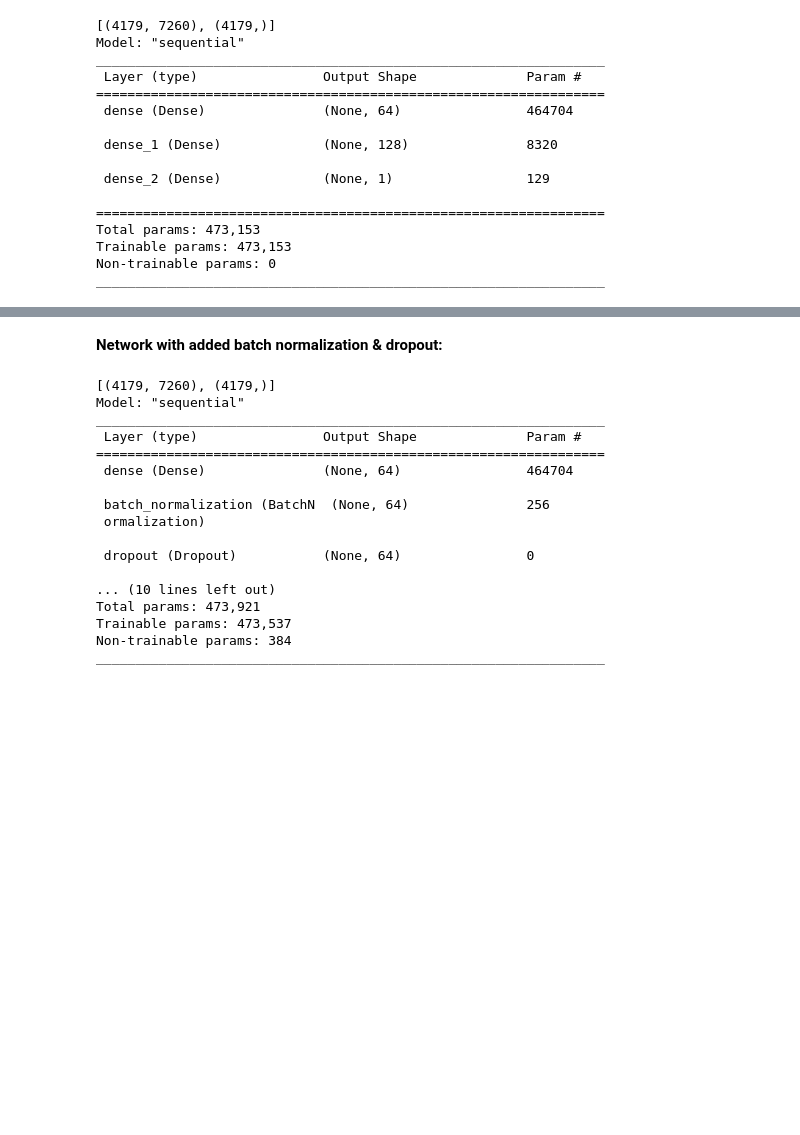
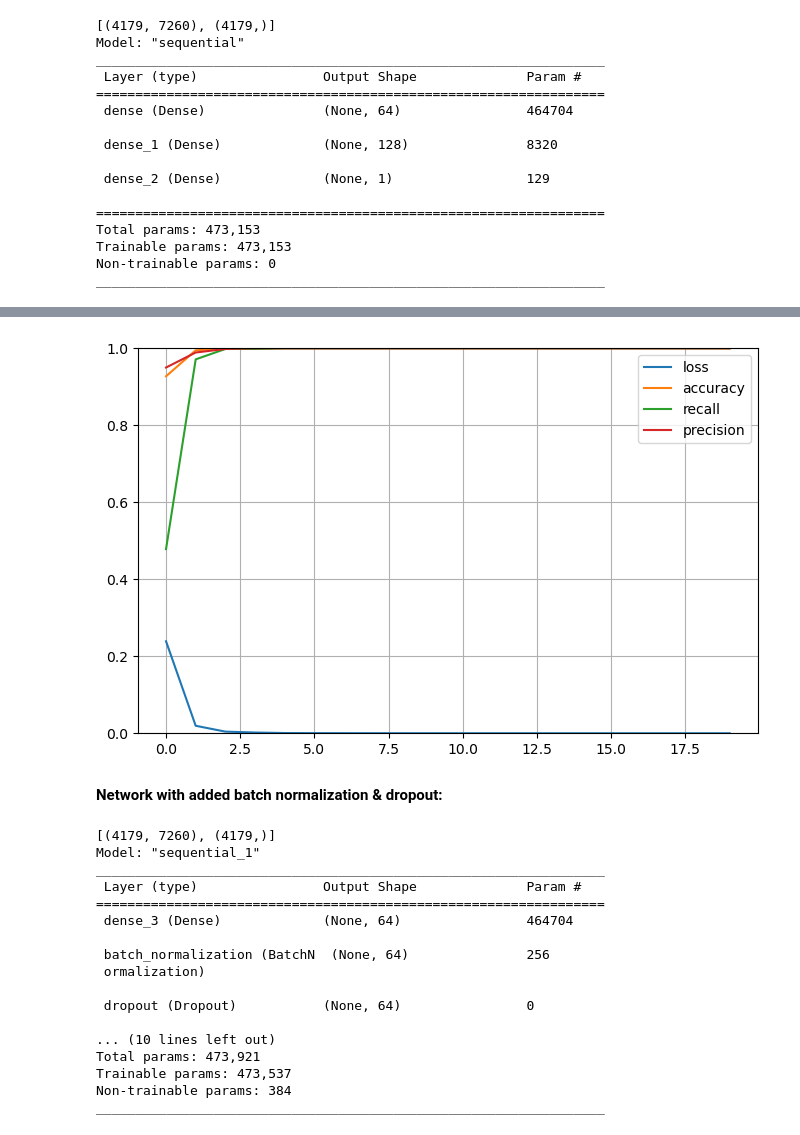
Before and after one commit to marek-ciazynski/podstawy_sztucznej_inteligencji, a Jupyter notebook: proj/PSI-projekt.ipynb, the cells around one changed output, grey strips where cells are left out. Drawn from its saved outputs; the diff is of its cells as text; code cells hidden in the pictures; blank space fills up the shorter version.

```diff
--- a/proj/PSI-projekt.ipynb
+++ b/proj/PSI-projekt.ipynb
@@ -373,24 +426,28 @@ def train_keras_model(model, name = 'Neural network'):
 keras.backend.clear_session()
 print([X_train_vectorized.shape, y_train.shape])
 
-n_features = X_train_vectorized.shape[1]
+def create_nn_model_simple(X_train_vectorized):
+    n_features = X_train_vectorized.shape[1]
 
-model = Sequential()
-model.add(Dense(64, activation="relu", input_shape=(n_features,)))
-model.add(Dense(128, activation="relu"))
-model.add(Dense(1, activation="sigmoid"))
+    nn_model_simple = Sequential()
+    nn_model_simple.add(Dense(64, activation="relu", input_shape=(n_features,)))
+    nn_model_simple.add(Dense(128, activation="relu"))
+    nn_model_simple.add(Dense(1, activation="sigmoid"))
 
-model.compile(
-    loss="binary_crossentropy",
-    optimizer="adam",
-    metrics=[
-        'accuracy',
-        keras.metrics.Recall(),
-        keras.metrics.Precision(),
-    ],
-)
+    nn_model_simple.compile(
+        loss="binary_crossentropy",
+        optimizer="adam",
+        metrics=[
+            'accuracy',
+            keras.metrics.Recall(),
+            keras.metrics.Precision(),
+        ],
+    )
 
-model.summary()
+    nn_model_simple.summary()
+    return nn_model_simple
+
+nn_model_simple = create_nn_model_simple(X_train_vectorized)
 # %% [output]
 [(4179, 7260), (4179,)]
 Model: "sequential"
@@ -409,7 +466,7 @@ Trainable params: 473,153
 Non-trainable params: 0
 _________________________________________________________________
 # %%
-train_keras_model(model, 'Simple neural network')
+train_keras_model(nn_model_simple, 'Simple neural network')
 # %% [output]
 Epoch 1/20
 131/131 [==============================] - 1s 2ms/step - loss: 0.2390 - accuracy: 0.9273 - recall: 0.4784 - precision: 0.9500
@@ -431,21 +488,22 @@ Wall time: 4.65 s
+[figure, added]
 # %% [markdown]
 **Network with added batch normalization & dropout:**
 # %%
-keras.backend.clear_session()
+# keras.backend.clear_session()
 print([X_train_vectorized.shape, y_train.shape])
 
 n_features = X_train_vectorized.shape[1]
 
-model = Sequential()
-model.add(Dense(64, activation='relu', input_shape=(n_features,)))
-model.add(BatchNormalization())
-model.add(Dropout(0.1))
-model.add(Dense(128, activation='relu'))
-model.add(BatchNormalization())
-model.add(Dropout(0.1))
-model.add(Dense(1, activation='sigmoid'))
+nn_model_norm = Sequential()
+nn_model_norm.add(Dense(64, activation='relu', input_shape=(n_features,)))
+nn_model_norm.add(BatchNormalization())
+nn_model_norm.add(Dropout(0.1))
+nn_model_norm.add(Dense(128, activation='relu'))
+nn_model_norm.add(BatchNormalization())
+nn_model_norm.add(Dropout(0.1))
+nn_model_norm.add(Dense(1, activation='sigmoid'))
 
-model.compile(
+nn_model_norm.compile(
     loss="binary_crossentropy",
     optimizer="adam",
     metrics=[
@@ -455,14 +513,14 @@ model.compile(
     ],
 )
 
-model.summary()
+nn_model_norm.summary()
 # %% [output]
 [(4179, 7260), (4179,)]
-Model: "sequential"
+Model: "sequential_1"
 _________________________________________________________________
  Layer (type)                Output Shape              Param #
 =================================================================
- dense (Dense)               (None, 64)                464704
+ dense_3 (Dense)             (None, 64)                464704
 
  batch_normalization (BatchN  (None, 64)               256
  ormalization)
```
Also changed, not shown: parts of 39 cells of this notebook.
